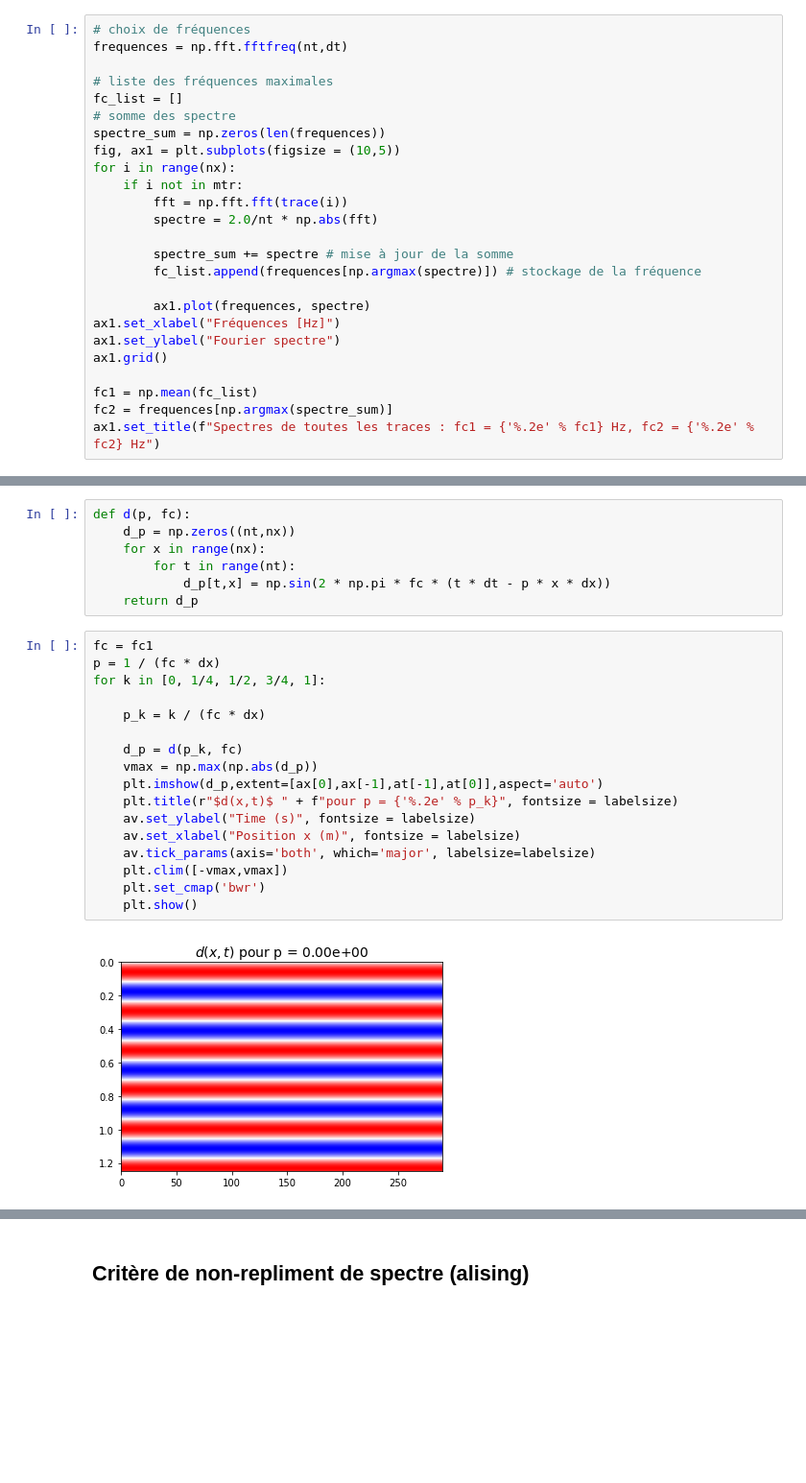
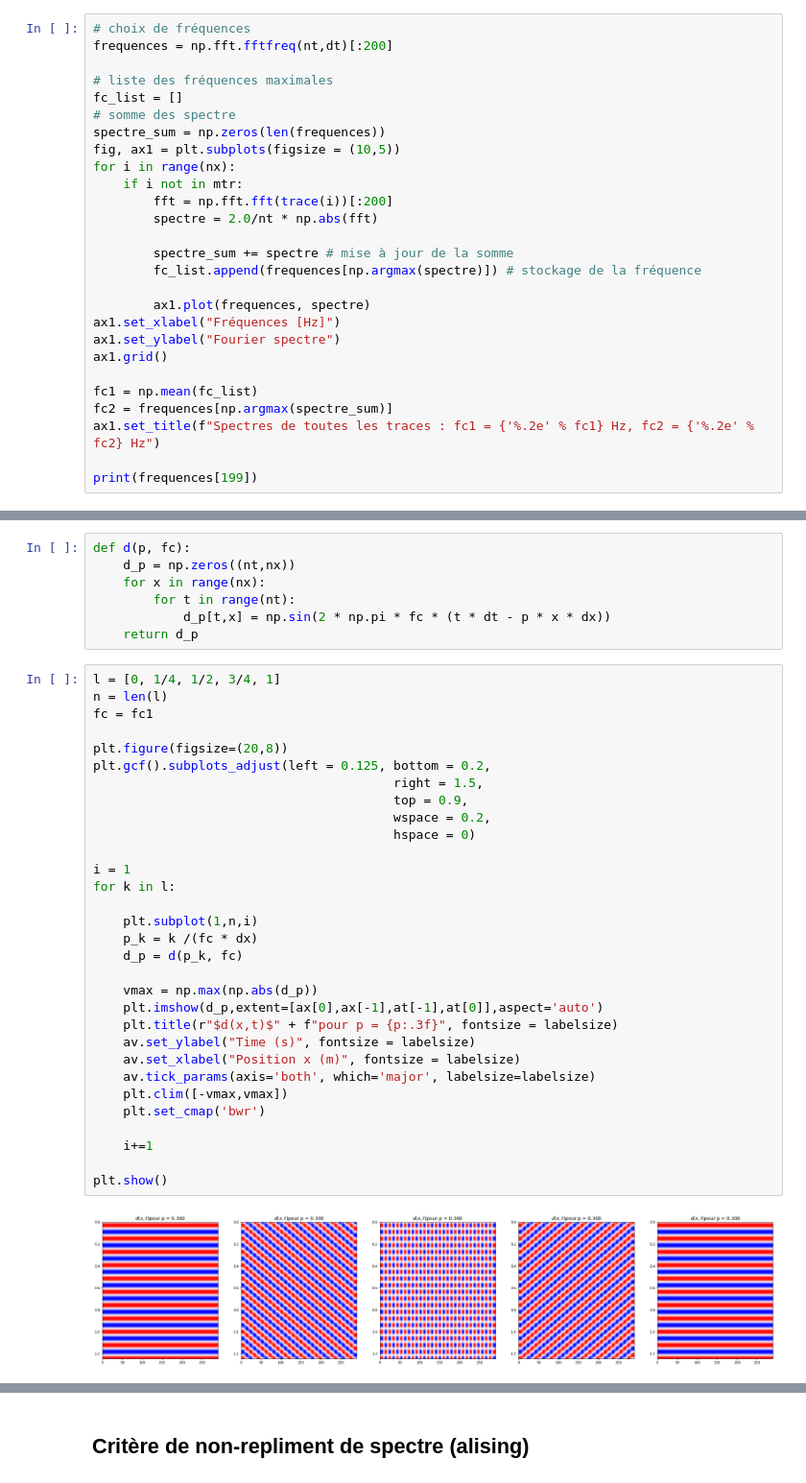
Before and after one commit to 21pili/tds, a Jupyter notebook: mini_projet_groupe1.ipynb, the cells around one changed output, grey strips where cells are left out. Shown at 96% size. Saved outputs shown, nothing was run; the diff lists cells and outputs as text; blank space fills up the shorter version.

```diff
--- a/mini_projet_groupe1.ipynb
+++ b/mini_projet_groupe1.ipynb
@@ -152,7 +156,7 @@ La méthode utilisée pour trouver $f_c$ n'étant pas précisée, nous en appliq
 * effectuer la somme des spectres des traces puis trouver la fréquence d'amplitude maximale
 # %%
 # choix de fréquences
-frequences = np.fft.fftfreq(nt,dt)
+frequences = np.fft.fftfreq(nt,dt)[:200]
 
 # liste des fréquences maximales
 fc_list = []
@@ -161,7 +165,7 @@ spectre_sum = np.zeros(len(frequences))
 fig, ax1 = plt.subplots(figsize = (10,5))
 for i in range(nx):
     if i not in mtr:
-        fft = np.fft.fft(trace(i))
+        fft = np.fft.fft(trace(i))[:200]
         spectre = 2.0/nt * np.abs(fft)
 
         spectre_sum += spectre # mise à jour de la somme
@@ -175,4 +179,6 @@ ax1.grid()
 fc1 = np.mean(fc_list)
 fc2 = frequences[np.argmax(spectre_sum)]
 ax1.set_title(f"Spectres de toutes les traces : fc1 = {'%.2e' % fc1} Hz, fc2 = {'%.2e' % fc2} Hz")
+
+print(frequences[199])
 # %% [output]
@@ -186,21 +192,35 @@ def d(p, fc):
             d_p[t,x] = np.sin(2 * np.pi * fc * (t * dt - p * x * dx))
     return d_p
 # %%
+l = [0, 1/4, 1/2, 3/4, 1]
+n = len(l)
 fc = fc1
-p = 1 / (fc * dx)
-for k in [0, 1/4, 1/2, 3/4, 1]:
 
-    p_k = k / (fc * dx)
+plt.figure(figsize=(20,8))
+plt.gcf().subplots_adjust(left = 0.125, bottom = 0.2,
+                                        right = 1.5,
+                                        top = 0.9,
+                                        wspace = 0.2,
+                                        hspace = 0)
 
+i = 1
+for k in l:
+
+    plt.subplot(1,n,i)
+    p_k = k /(fc * dx)
     d_p = d(p_k, fc)
+
     vmax = np.max(np.abs(d_p))
     plt.imshow(d_p,extent=[ax[0],ax[-1],at[-1],at[0]],aspect='auto')
-    plt.title(r"$d(x,t)$ " + f"pour p = {'%.2e' % p_k}", fontsize = labelsize)
+    plt.title(r"$d(x,t)$" + f"pour p = {p:.3f}", fontsize = labelsize)
     av.set_ylabel("Time (s)", fontsize = labelsize)
     av.set_xlabel("Position x (m)", fontsize = labelsize)
     av.tick_params(axis='both', which='major', labelsize=labelsize)
     plt.clim([-vmax,vmax])
     plt.set_cmap('bwr')
-    plt.show()
+
+    i+=1
+
+plt.show()
 # %% [output]
-[figure, old version]
+[figure, new version]
```
Also changed, not shown: parts of 9 cells of this notebook.
